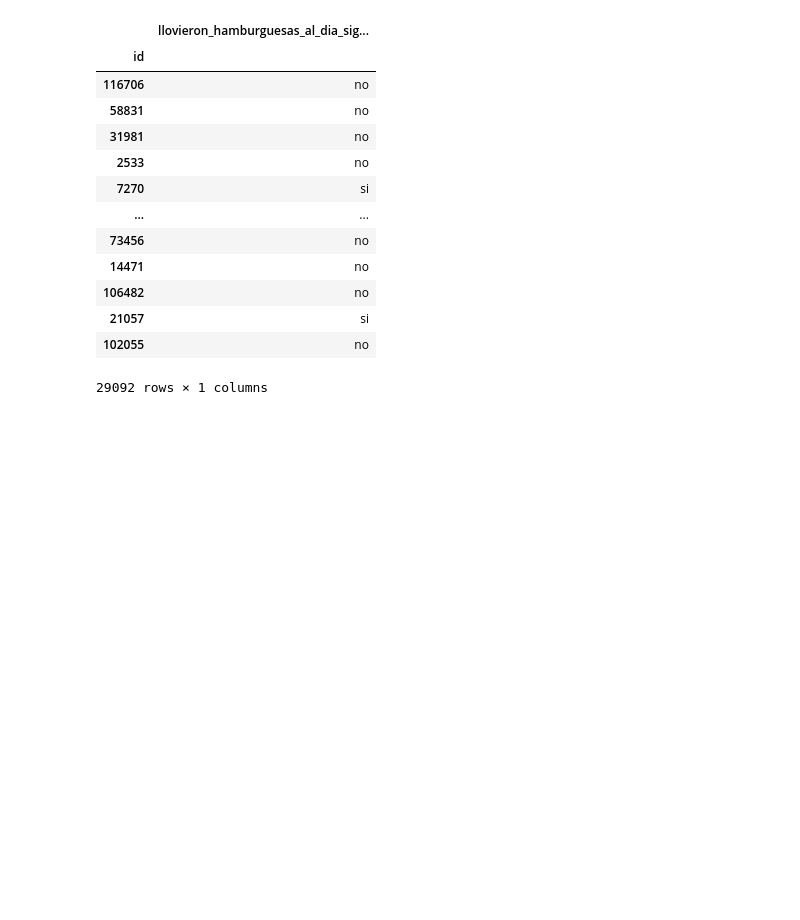
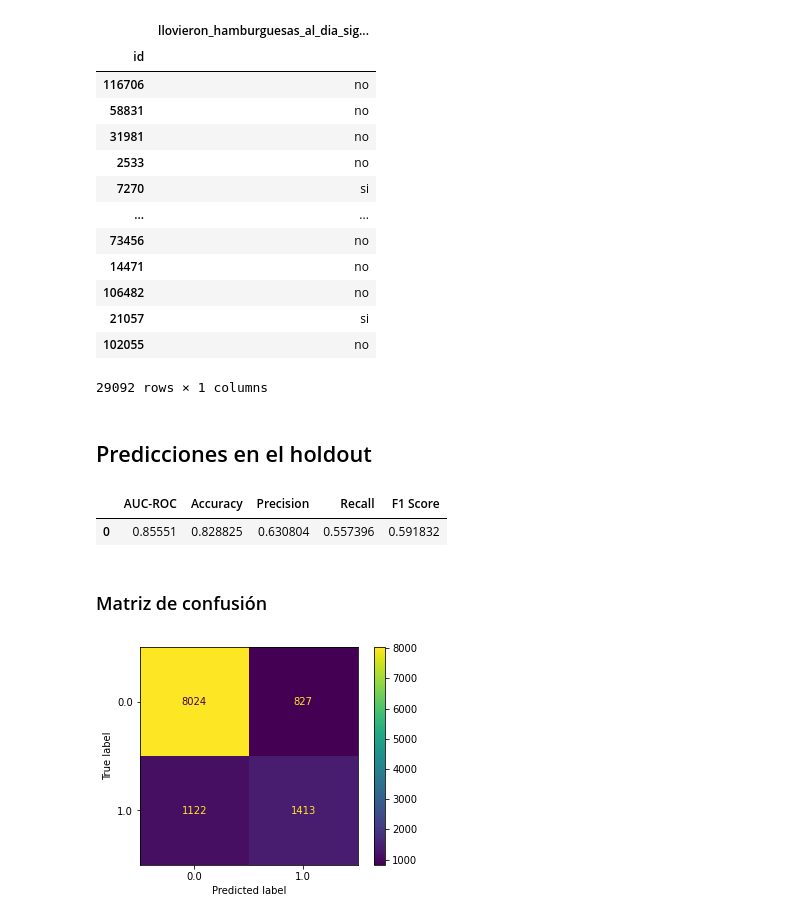
Before and after one commit to fdelu/orga-de-datos, a Jupyter notebook: parte_2/NB.ipynb, the cells around one changed output. Saved outputs shown, nothing was run; the diff lists cells and outputs as text; code cells hidden in the pictures; blank space fills up the shorter version.

```diff
--- a/parte_2/NB.ipynb
+++ b/parte_2/NB.ipynb
@@ -241,0 +239,27 @@ df_extra_predict.to_csv("NB.csv")
+# %% [markdown]
+## Predicciones en el holdout
+# %%
+initialize_dataset()
+
+X_holdout = pd.read_csv("datasets/df_features_holdout.csv", low_memory = False, index_col = "id")
+Y_holdout = pd.read_csv("datasets/df_target_holdout.csv", low_memory = False, index_col = "id")
+
+common(X_holdout, Y_holdout)
+viento_trigonometrico(X_holdout)
+drop_categoricas(X_holdout)
+X_holdout = X_holdout[X_holdout.columns[selected_columns]]
+
+# El imputer y standarizer ya estan en el pipe
+
+metrics_table(pipe, X_holdout, Y_holdout)
+# %% [output]
+|  | AUC-ROC | Accuracy | Precision | Recall | F1 Score |
+| 0 | 0.85551 | 0.828825 | 0.630804 | 0.557396 | 0.591832 |
+# %% [markdown]
+### Matriz de confusión
+# %%
+from sklearn.metrics import ConfusionMatrixDisplay
+ConfusionMatrixDisplay.from_predictions(Y_holdout, pipe.predict(X_holdout))
+None
+# %% [output]
+[figure, added]
```
Also changed, not shown: parts of 5 cells of this notebook, 4 other files.
